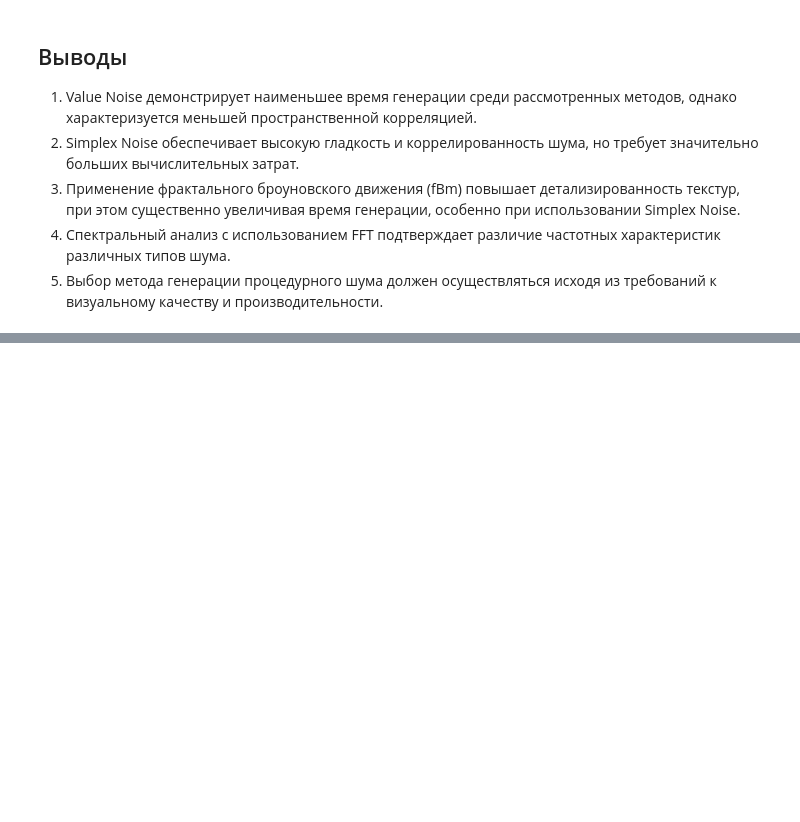
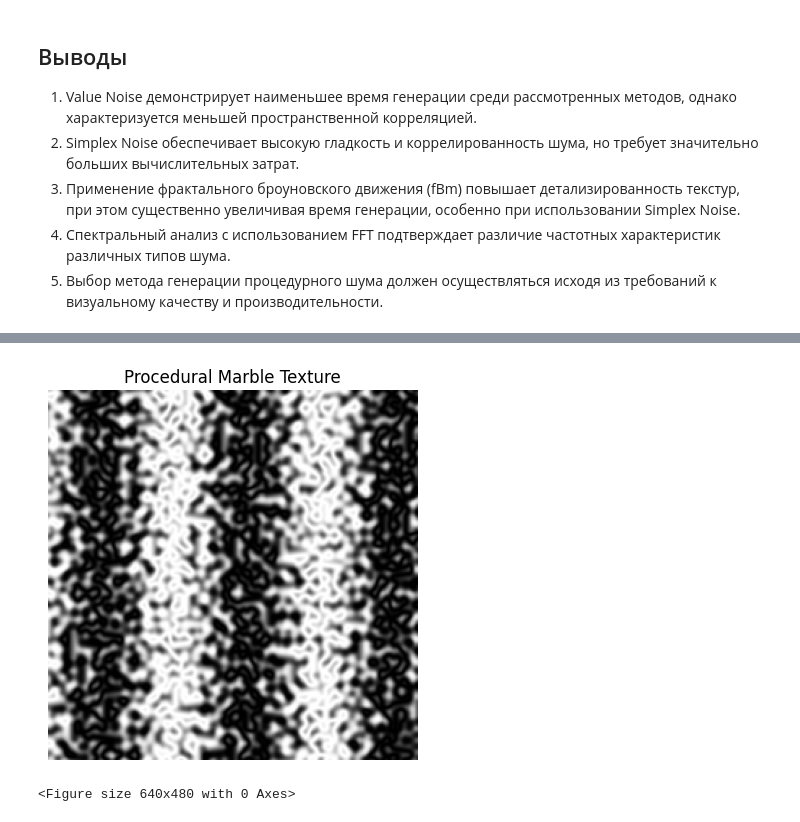
Before and after one commit to gioshek/Course_Work_2025, a Jupyter notebook: notebooks/demo.ipynb, the cells around one changed output, grey strips where cells are left out. Cells and saved outputs as stored; diff of their text form; code cells hidden in the pictures; blank space fills up the shorter version.

Commit message:
Fix texture saving and finalize procedural texture examples

```diff
--- a/notebooks/demo.ipynb
+++ b/notebooks/demo.ipynb
@@ -143,0 +162,30 @@ plt.show()
+# %%
+import numpy as np
+import matplotlib.pyplot as plt
+
+from src.noise import perlin_noise
+
+SIZE = 256
+
+noise = perlin_noise(SIZE, SIZE, scale=32, seed=42)
+
+x = np.linspace(0, 5 * np.pi, SIZE)
+x, y = np.meshgrid(x, x)
+
+marble = np.sin(x + noise * 5)
+
+marble = (marble - marble.min()) / (marble.max() - marble.min())
+
+plt.imshow(marble, cmap="gray")
+plt.title("Procedural Marble Texture")
+plt.axis("off")
+plt.savefig(
+    PROJECT_ROOT / "report" / "texture" / "marble.png",
+    dpi=200,
+    bbox_inches="tight",
+)
+plt.show()
+plt.close()
+# %% [output]
+[figure, added]
+<Figure size 640x480 with 0 Axes>
```
Also changed, not shown: parts of 10 cells of this notebook, 5 other files.
